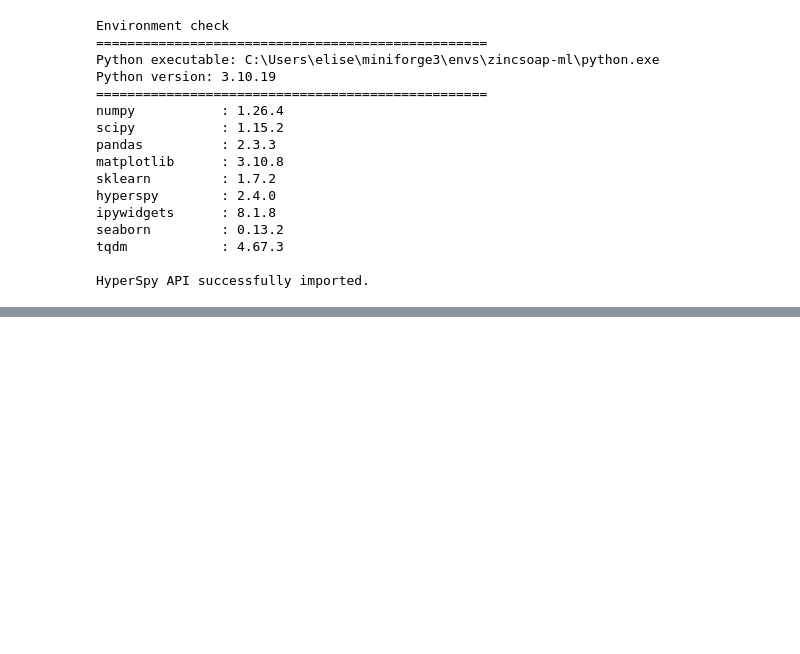
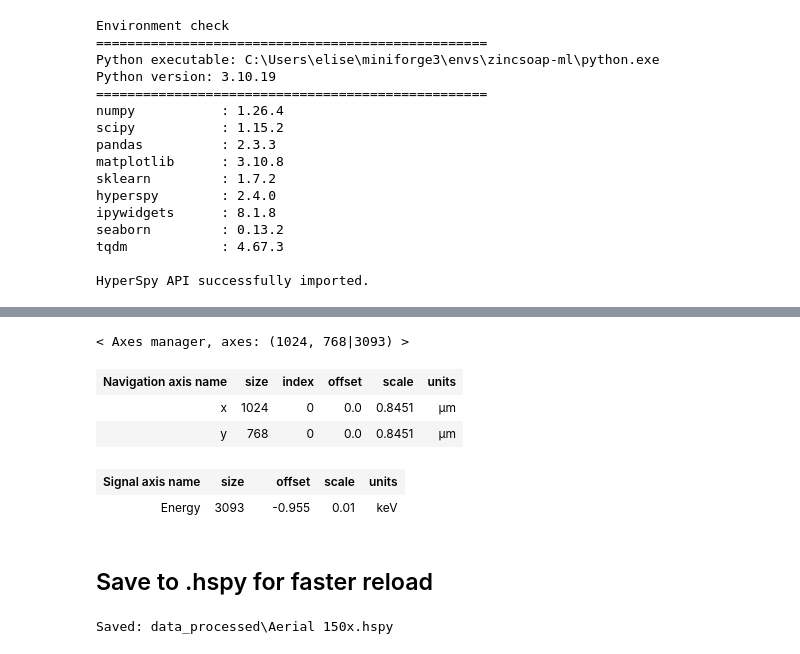
Before and after one commit to eliseetrheim/ZincSoap_ML, a Jupyter notebook: draft.ipynb, the cells around one changed output, grey strips where cells are left out. Cells and saved outputs as stored; diff of their text form; code cells hidden in the pictures; blank space fills up the shorter version.

```diff
--- a/draft.ipynb
+++ b/draft.ipynb
@@ -60,0 +61,16 @@ HyperSpy API successfully imported.
+# %%
+from pathlib import Path
+import os, gzip, shutil
+import numpy as np
+import matplotlib.pyplot as plt
+import hyperspy.api as hs
+
+DATA = Path(r"./data_raw")
+OUT = Path(r"./data_processed")
+FIGS = Path(r"./figures")
+OUT.mkdir(exist_ok=True)
+FIGS.mkdir(exist_ok=True)
+
+print("DATA:", DATA.resolve())
+print("OUT:", OUT.resolve())
+print("FIGS:", FIGS.resolve())
@@ -60,0 +122,37 @@ HyperSpy API successfully imported.
+# %%
+# Spatial calibration
+sA.axes_manager[0].name = "x"
+sA.axes_manager[0].scale = 0.8451
+sA.axes_manager[0].units = "µm"
+
+sA.axes_manager[1].name = "y"
+sA.axes_manager[1].scale = 0.8451
+sA.axes_manager[1].units = "µm"
+
+# Energy Calibration
+sA.axes_manager[2].name = "Energy"
+sA.axes_manager[2].offset = -0.955
+sA.axes_manager[2].scale = 0.01
+sA.axes_manager[2].units = "keV"
+
+# EDS elements
+sA.add_elements(["C","Cl","Zn","O","Cd","S"])
+
+sA.metadata.General.title = "Aerial EDS Spectrum Image"
+
+sA.axes_manager
+# %% [output]
+< Axes manager, axes: (1024, 768|3093) >
+| Navigation axis name | size | index | offset | scale | units |
+| x | 1024 | 0 | 0.0 | 0.8451 | µm |
+| y | 768 | 0 | 0.0 | 0.8451 | µm |
+| Signal axis name | size |  | offset | scale | units |
+| Energy | 3093 |  | -0.955 | 0.01 | keV |
+# %% [markdown]
+## Save to .hspy for faster reload
+# %%
+aerial_hspy = OUT / "Aerial 150x.hspy"
+sA.save(aerial_hspy, overwrite=True)
+print("Saved:", aerial_hspy)
+# %% [output]
+Saved: data_processed\Aerial 150x.hspy
```
Also changed, not shown: parts of 16 cells of this notebook, 9 other files.
